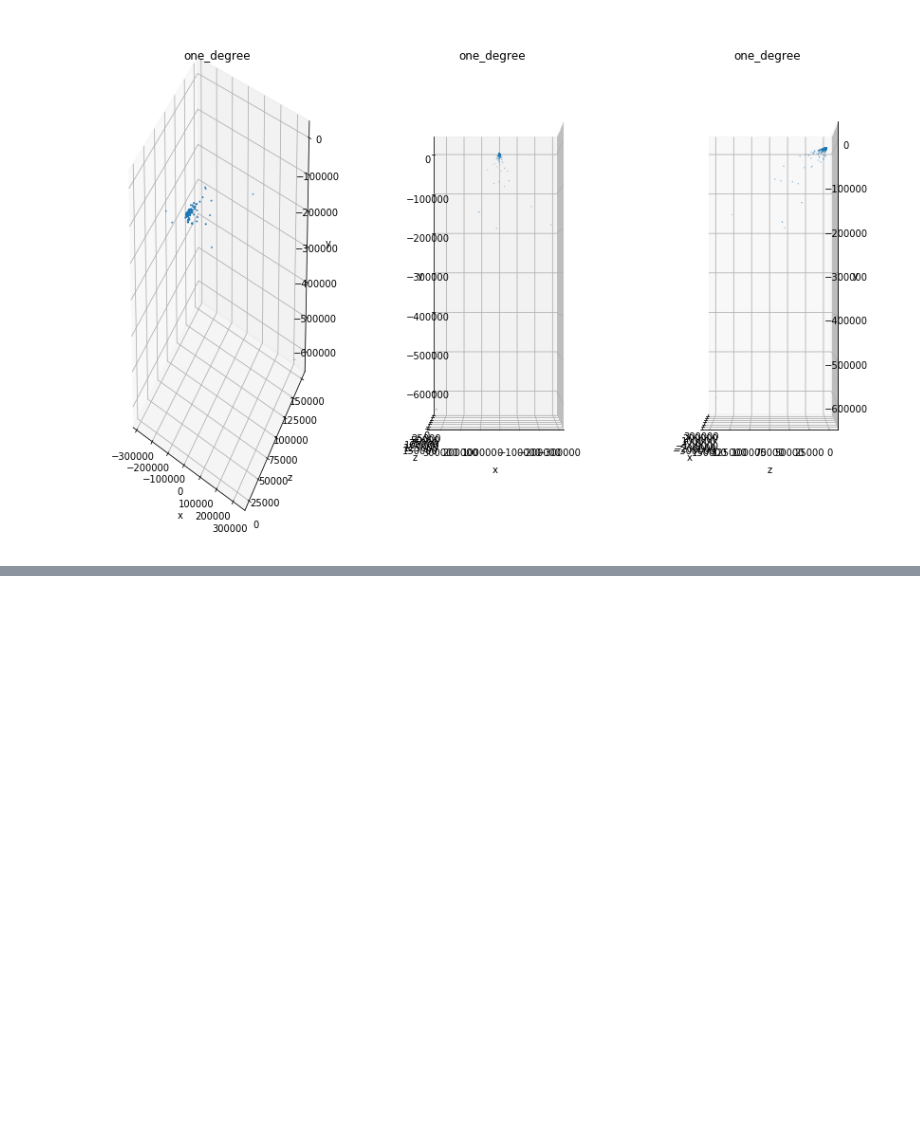
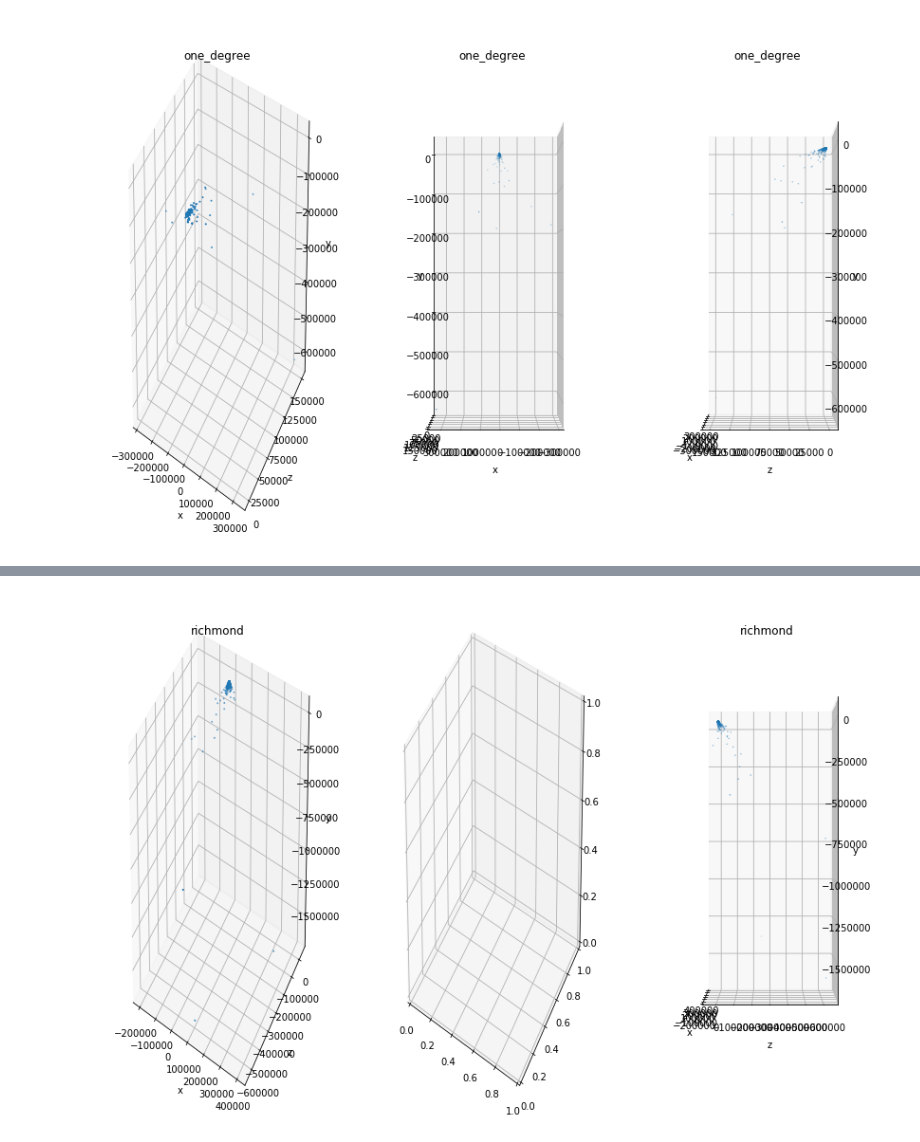
Before and after one commit to lauramv1832/Gaia, a Jupyter notebook: Gaia.ipynb, the cells around one changed output, grey strips where cells are left out. Cells and saved outputs as stored; diff of their text form; code cells hidden in the pictures; blank space fills up the shorter version.

```diff
--- a/Gaia.ipynb
+++ b/Gaia.ipynb
@@ -801,0 +844,44 @@ plt.show()
+# %%
+#Richmond's
+
+#RA between
+#DEC between 17.5 and 18.5
+
+data_frame = pd.read_csv("richmond.csv")
+richmond = data_frame[['ra', 'dec', 'parallax', 'parallax_error', 'b', 'l']]
+richmond.loc[:, 'parallax_arcsec'] = richmond['parallax'].apply(lambda x: x*.001)
+richmond.loc[:, 'R'] = richmond['parallax_arcsec'].apply(distance)
+richmond.loc[:, 'x'] = richmond.apply(lambda r: x(r['R'], r['b'], r['l']), axis=1)
+richmond.loc[:, 'y'] = richmond.apply(lambda r: y(r['R'], r['b'], r['l']), axis=1)
+richmond.loc[:, 'z'] = richmond.apply(lambda r: z(r['R'], r['b']), axis=1)
+
+fig = plt.figure()
+axr = fig.add_subplot(131, projection ='3d')
+axr.scatter(richmond['x'], richmond['z'], richmond['y'], s=1)
+axr.set_xlabel('x')
+axr.set_ylabel('z')
+axr.set_zlabel('y')
+axr.set_title('richmond')
+
+axn1 = fig.add_subplot(132, projection ='3d')
+axr1.scatter(richmond['x'], richmond['z'], richmond['y'], s=0.1)
+axr1.set_xlabel('x')
+axr1.set_ylabel('z')
+axr1.set_zlabel('y')
+axr1.set_title('richmond')
+axr1.view_init(0, 90)
+plt.show
+
+axr2 = fig.add_subplot(133, projection ='3d')
+axr2.scatter(richmond['x'], richmond['z'], richmond['y'], s=0.1)
+axr2.set_xlabel('x')
+axr2.set_ylabel('z')
+axr2.set_zlabel('y')
+axr2.set_title('richmond')
+axr2.view_init(0, 180)
+plt.show
+
+plt.subplots_adjust(0.4, 0.4, 2.3, 2.3)
+plt.show()
+# %% [output]
+[figure, added]
```
Also changed, not shown: parts of 8 cells of this notebook.
